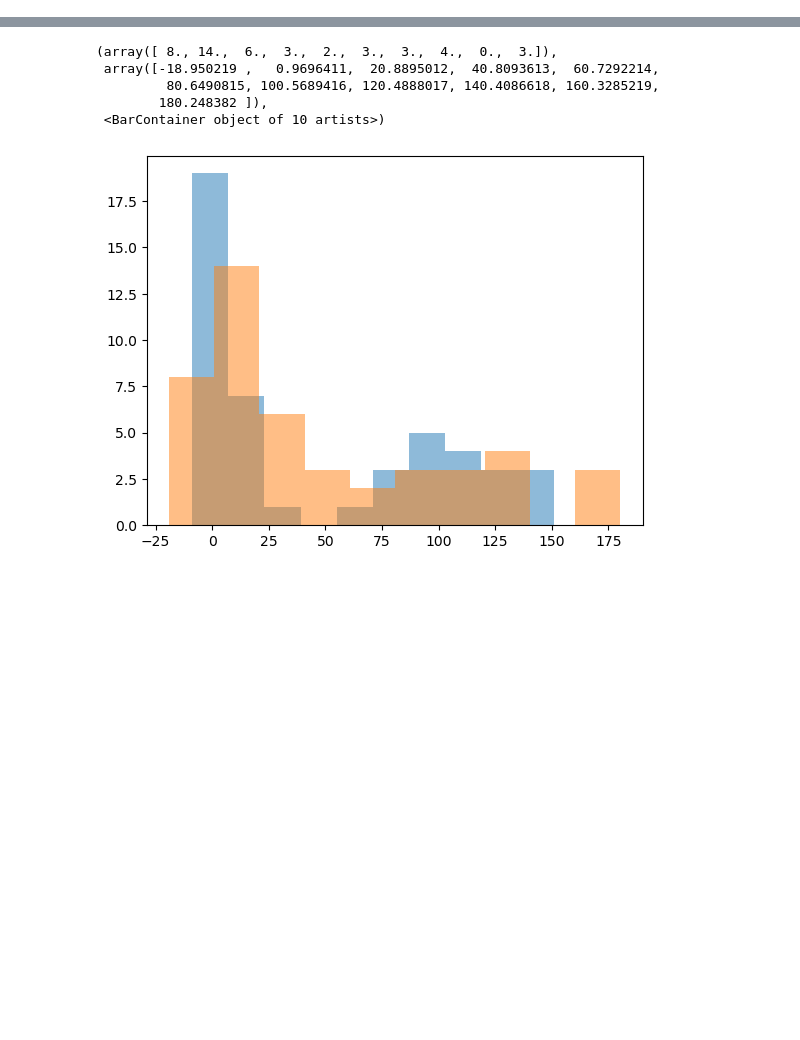
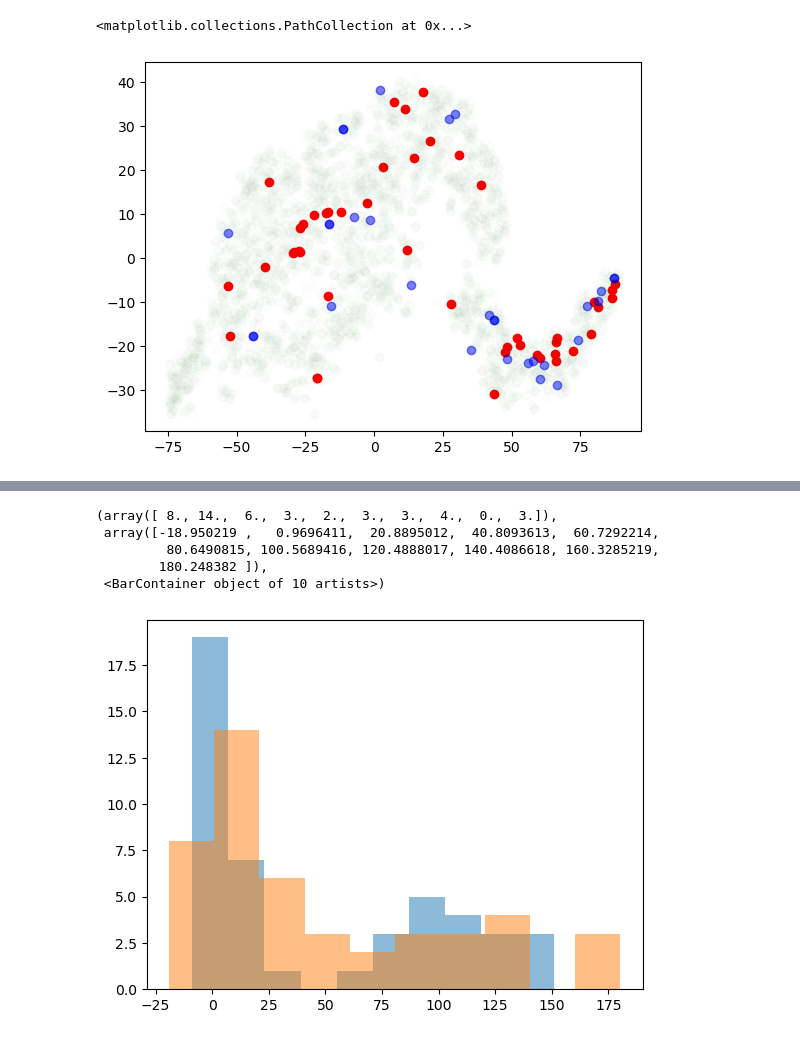
Before and after one commit to SoloChe/PET_cycleGAN, a Jupyter notebook: PET_interpretation.ipynb, the cells around one changed output, grey strips where cells are left out. Cells and saved outputs as stored; diff of their text form; code cells hidden in the pictures; blank space fills up the shorter version.

```diff
--- a/PET_interpretation.ipynb
+++ b/PET_interpretation.ipynb
@@ -87,0 +138,23 @@ pCL = pd.read_excel('./data_PET/Centioid_Summary.xlsx', sheet_name='Sheet1')
+# %%
+batchA0 = torch.load(f'./{folder_ft}/data/{setup_ft}/batch_A_0.pt')
+batchA1 = torch.load(f'./{folder_ft}/data/{setup_ft}/batch_A_1.pt')
+batchA6 = torch.load(f'./{folder_ft}/data/{setup_ft}/batch_A_6.pt')
+
+batchA = torch.cat((batchA0, batchA1, batchA6))
+
+batchB0 = torch.load(f'./{folder_ft}/data/{setup_ft}/batch_B_0.pt')
+batchB1 = torch.load(f'./{folder_ft}/data/{setup_ft}/batch_B_1.pt')
+batchB6 = torch.load(f'./{folder_ft}/data/{setup_ft}/batch_B_6.pt')
+
+batchB = torch.cat((batchB0, batchB1, batchB6))
+
+all_PiB = torch.cat((pPiB, uPiB, batchB))[:,mclist]
+all_PiB_tsne = tsne.fit_transform(all_PiB.detach().numpy())
+
+plt.figure()
+plt.scatter(all_PiB_tsne[:pPiB.shape[0], 0], all_PiB_tsne[:pPiB.shape[0], 1], c='r', label='P')
+plt.scatter(all_PiB_tsne[pPiB.shape[0]+uPiB.shape[0]:, 0], all_PiB_tsne[pPiB.shape[0]+uPiB.shape[0]:, 1], c='b', label='Selected', alpha=0.5)
+plt.scatter(all_PiB_tsne[pPiB.shape[0]:pPiB.shape[0]+uPiB.shape[0], 0], all_PiB_tsne[pPiB.shape[0]:pPiB.shape[0]+uPiB.shape[0], 1], c='g', label='UP', alpha=0.01)
+# %% [output]
+<matplotlib.collections.PathCollection at 0x...>
+[figure, added]
```
Also changed, not shown: parts of 9 cells of this notebook, 6 other files.
